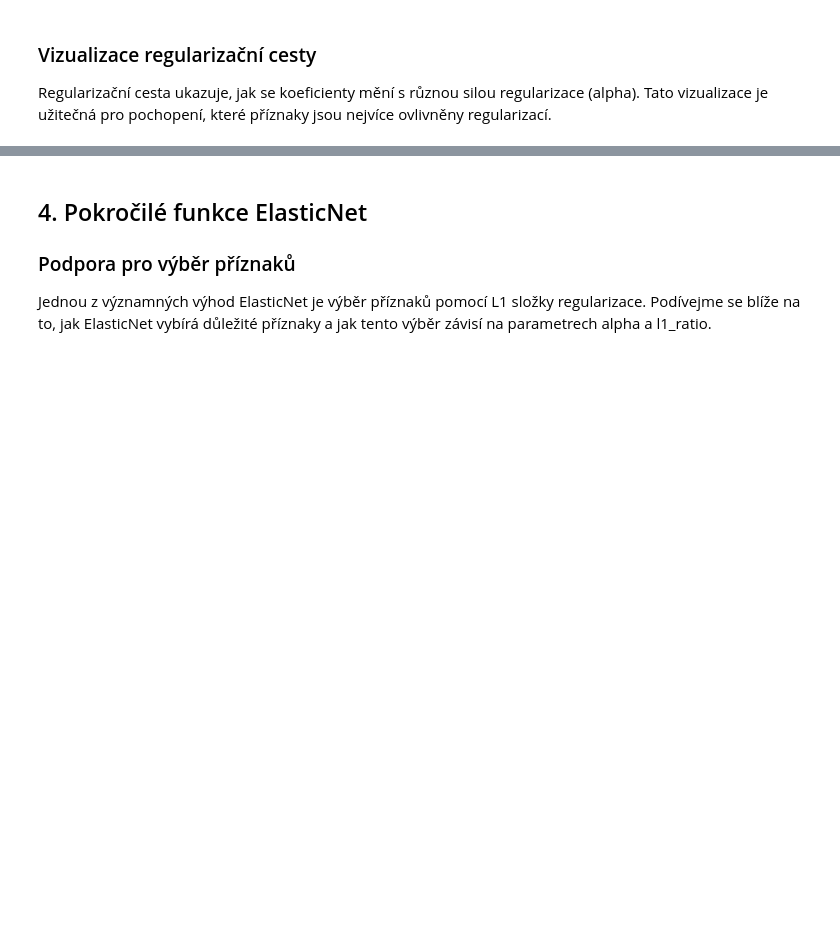
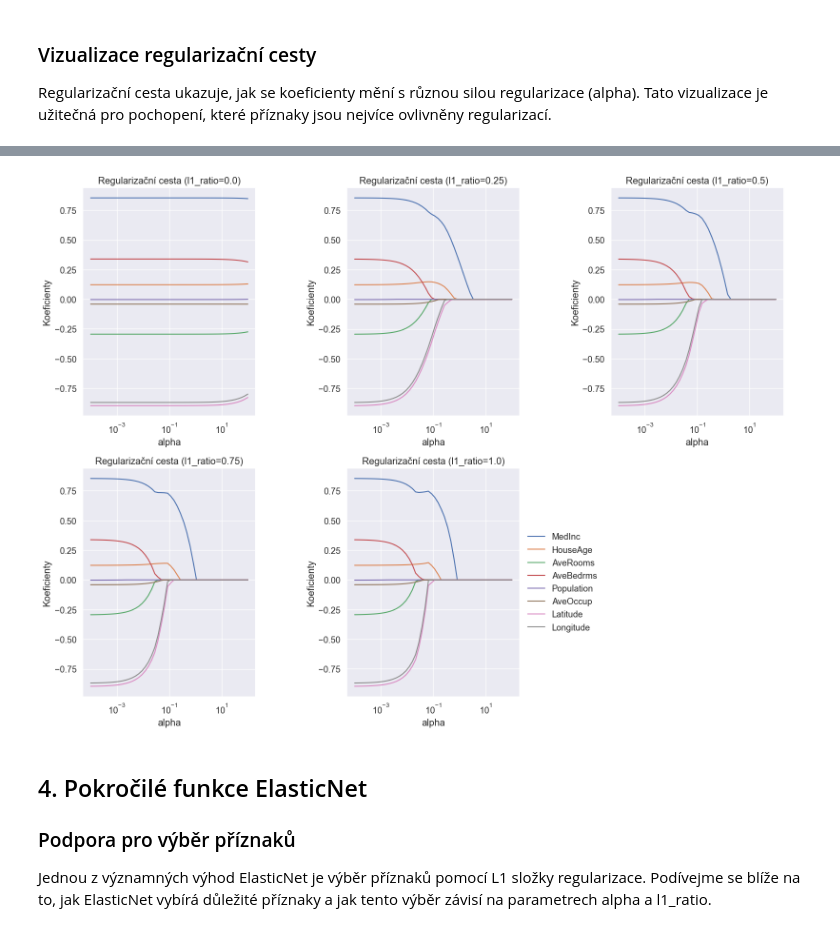
Before and after one commit to pavelklos/ai-ml, a Jupyter notebook: 9-SCIKIT-LEARN/02.02-Regression-ElasticNet.ipynb, the cells around one changed output, grey strips where cells are left out. Saved outputs shown, nothing was run; the diff lists cells and outputs as text; code cells hidden in the pictures; blank space fills up the shorter version.

Commit message:
02.02-Regression-ElasticNet.ipynb - UPDATE

```diff
--- a/9-SCIKIT-LEARN/02.02-Regression-ElasticNet.ipynb
+++ b/9-SCIKIT-LEARN/02.02-Regression-ElasticNet.ipynb
@@ -366,3 +494,51 @@ plt.show()
+# %%
+import numpy as np
+import matplotlib.pyplot as plt
+from sklearn.linear_model import ElasticNet, Ridge
+from sklearn.exceptions import ConvergenceWarning
+import warnings
+
+# Potlačení varování (volitelné)
+warnings.filterwarnings("ignore", category=ConvergenceWarning)
+
+# Vizualizace regularizační cesty
+alphas = np.logspace(-4, 2, 50)
+l1_ratios = [0.0, 0.25, 0.5, 0.75, 1.0]
+colors = ['#1f77b4', '#ff7f0e', '#2ca02c', '#d62728', '#9467bd']
+
+plt.figure(figsize=(16, 12))
+
+for i, l1_ratio in enumerate(l1_ratios):
+    plt.subplot(2, 3, i + 1)
+    coef_paths = []
+
+    for alpha in alphas:
+        if l1_ratio == 0.0:
+            # Ridge regrese pro čistě L2
+            model = Ridge(alpha=alpha, random_state=42, max_iter=10000)
+        else:
+            model = ElasticNet(alpha=alpha, l1_ratio=l1_ratio, random_state=42, max_iter=10000)
+
+        model.fit(X_train_scaled, y_train)
+        coef_paths.append(model.coef_)
+
+    coef_paths = np.array(coef_paths)
+
+    for j in range(X_train.shape[1]):
+        plt.semilogx(alphas, coef_paths[:, j], label=housing.feature_names[j])
+
+    plt.xlabel('alpha')
+    plt.ylabel('Koeficienty')
+    plt.title(f'Regularizační cesta (l1_ratio={l1_ratio})')
+    plt.grid(True)
+
+    if i == len(l1_ratios) - 1:
+        plt.legend(loc='center left', bbox_to_anchor=(1, 0.5))
+
+plt.tight_layout()
+plt.show()
+# %% [output]
+[figure, added]
 # %% [markdown]
 ## 4. Pokročilé funkce ElasticNet
 
```
Also changed, not shown: parts of 25 cells of this notebook, 1 other file.
